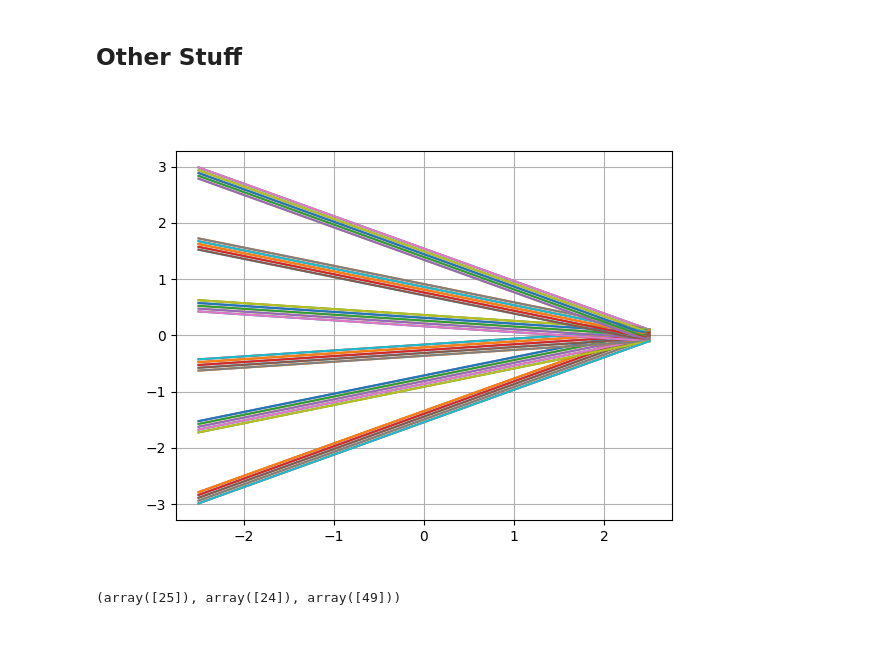
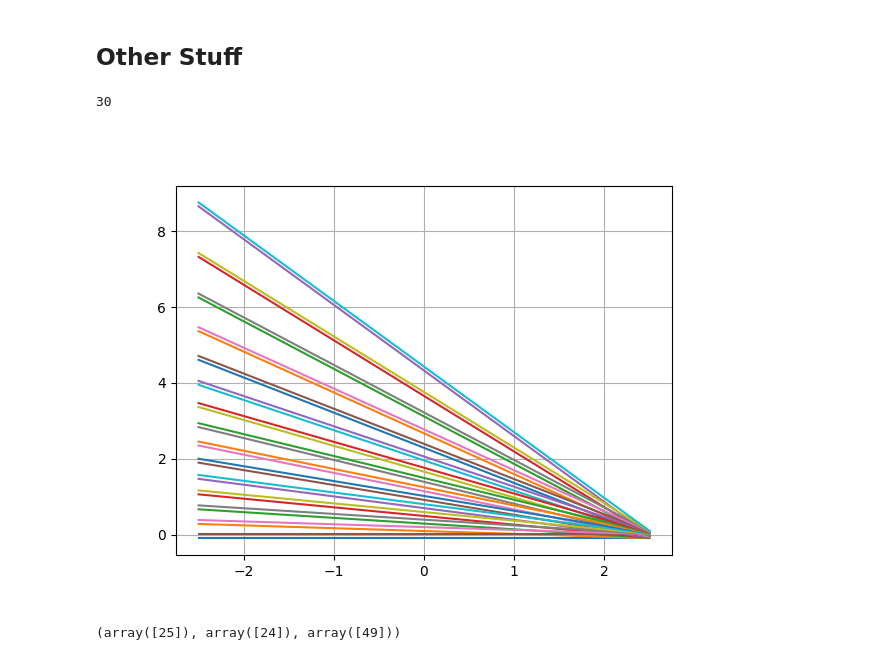
Before and after one commit to jbrewster7/NSERC-Summer-2022, a Jupyter notebook: Python/Run_Dose_Calculator.ipynb, the cells around one changed output. Cells and saved outputs as stored; diff of their text form; code cells hidden in the pictures.

```diff
--- a/Python/Run_Dose_Calculator.ipynb
+++ b/Python/Run_Dose_Calculator.ipynb
@@ -455,16 +681,19 @@ pickle.dump(dose,open('dose_24.pickle','wb'))
 ## Other Stuff
 # %%
 x1,x2 = (0,0)
-y1,y2 = (0,0)
+y1,y2 = (0,tan(pi/6)*5)
 z1,z2 = (2.5,-2.5)
-rays = dc.MakeFanBeamRays(12,np.pi/6,((x1,x2),(y1,y2),(z1,z2)),direction='y',adjust=0.1)
+rays = dc.MakeFanBeamRays(30,np.pi/6,((x1,x2),(y1,y2),(z1,z2)),direction='y',adjust=0.1)
 
 ifig=1;close(ifig);figure(ifig)
 for ray in rays:
     plot(ray[2],ray[1])
 grid(b=True)
+
+len(rays)
 # %% [output]
+30
-[figure, old version]
+[figure, new version]
 # %%
 kernelname = '../Topas/ReverseEngineerKernel.csv'
 kernel_array = BinnedResult(kernelname).data['Sum']
```
Also changed, not shown: parts of 14 cells of this notebook, 31 other files.
